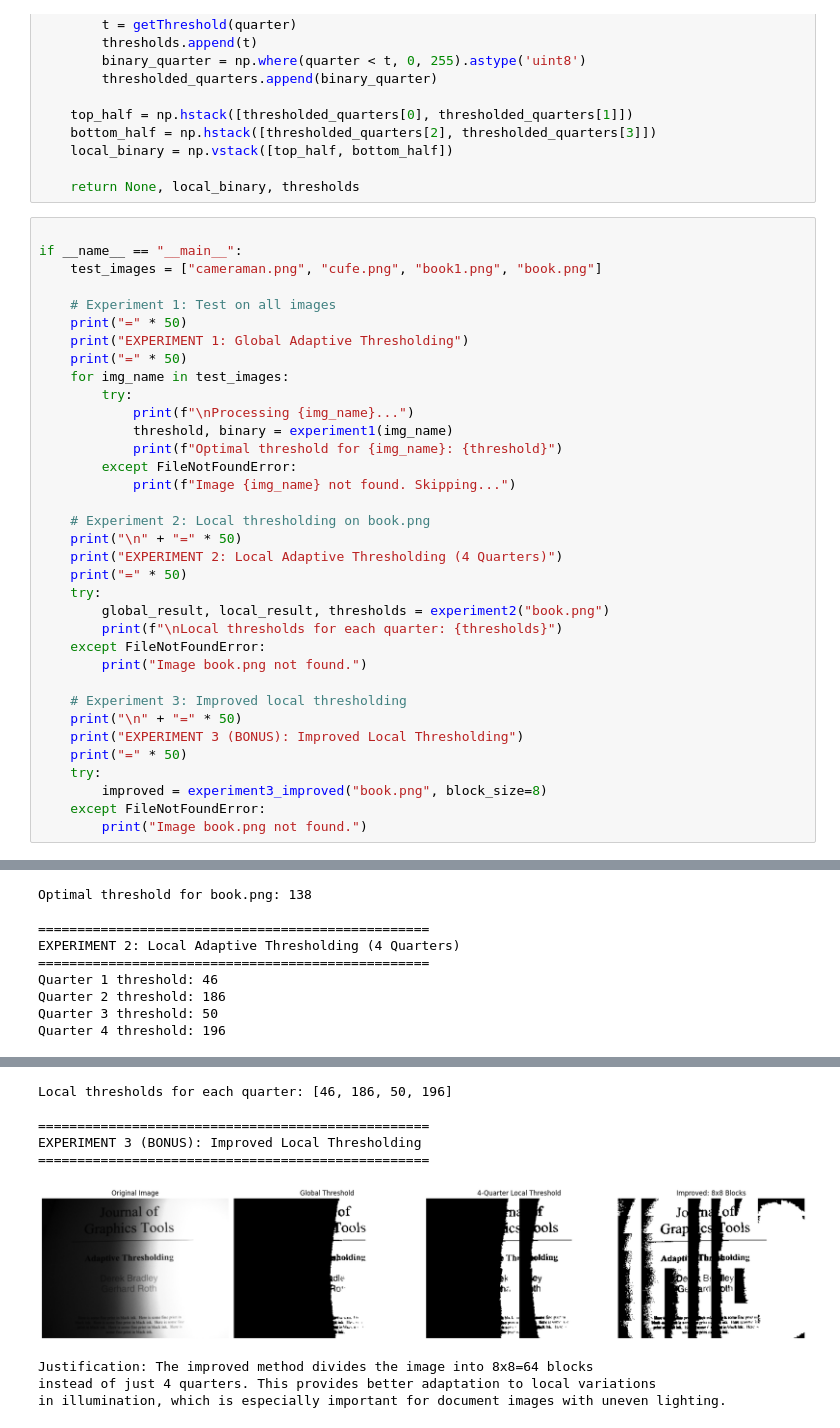
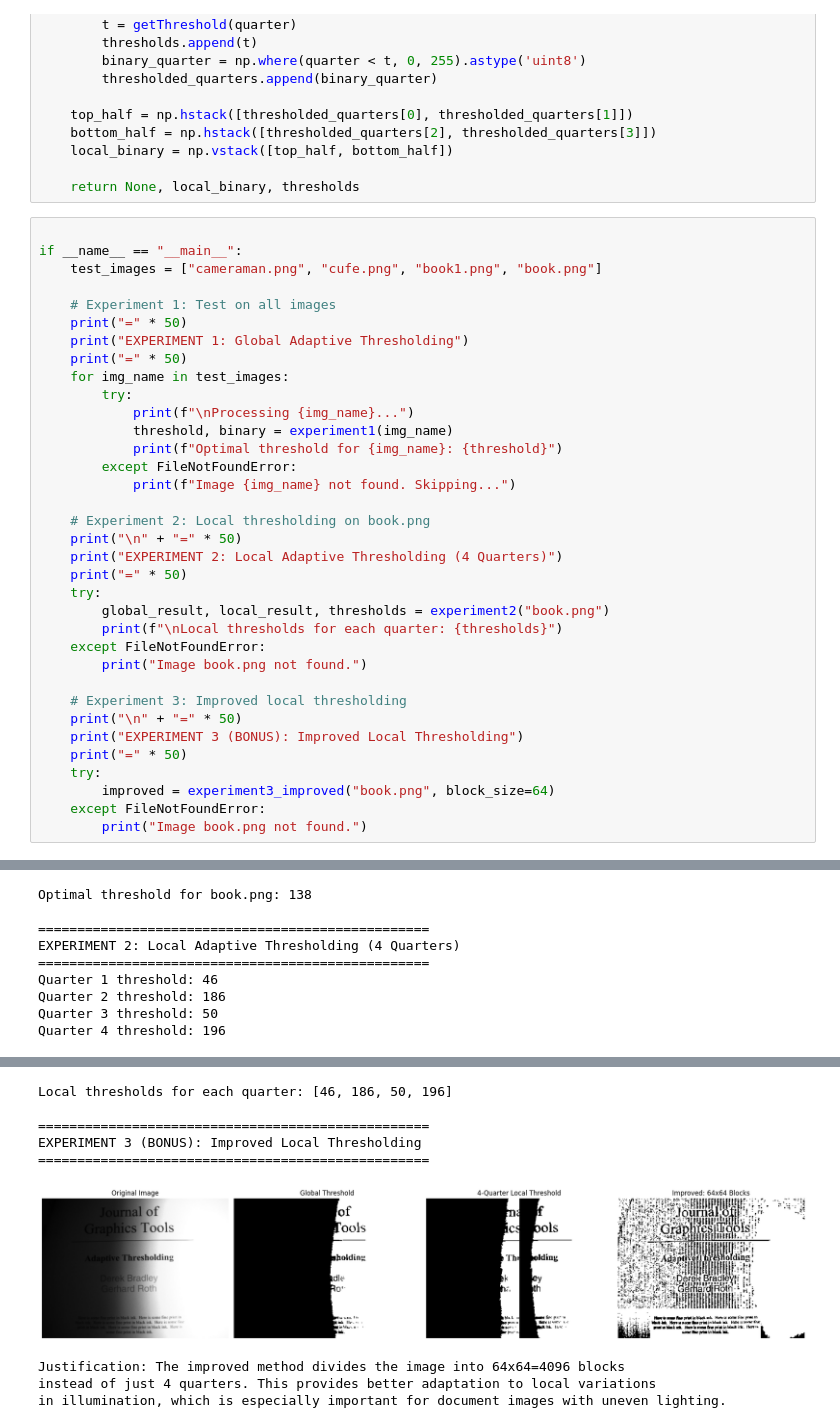
Before and after one commit to HossamMo123/IP_Requirment_1-2, a Jupyter notebook: Lab8/Lab_Seg2_STD.ipynb, the cells around one changed output, grey strips where cells are left out. Cells and saved outputs as stored; diff of their text form.

```diff
--- a/Lab8/Lab_Seg2_STD.ipynb
+++ b/Lab8/Lab_Seg2_STD.ipynb
@@ -301,7 +301,7 @@ if __name__ == "__main__":
     print("EXPERIMENT 3 (BONUS): Improved Local Thresholding")
     print("=" * 50)
     try:
-        improved = experiment3_improved("book.png", block_size=8)
+        improved = experiment3_improved("book.png", block_size=64)
     except FileNotFoundError:
         print("Image book.png not found.")
 # %% [output]
@@ -311,34 +311,34 @@ EXPERIMENT 1: Global Adaptive Thresholding
 
 Processing cameraman.png...
 [figure]
 Optimal threshold for cameraman.png: 89
 
 Processing cufe.png...
 [figure]
 Optimal threshold for cufe.png: 142
 
 Processing book1.png...
 [figure]
 Optimal threshold for book1.png: 144
 
 Processing book.png...
 [figure]
 Optimal threshold for book.png: 138
 
 ==================================================
 EXPERIMENT 2: Local Adaptive Thresholding (4 Quarters)
 ==================================================
 Quarter 1 threshold: 46
 Quarter 2 threshold: 186
 Quarter 3 threshold: 50
 Quarter 4 threshold: 196
 [figure]
 Local thresholds for each quarter: [46, 186, 50, 196]
 
 ==================================================
 EXPERIMENT 3 (BONUS): Improved Local Thresholding
 ==================================================
-[figure, old version]
+[figure, new version]
-Justification: The improved method divides the image into 8x8=64 blocks
+Justification: The improved method divides the image into 64x64=4096 blocks
 instead of just 4 quarters. This provides better adaptation to local variations
 in illumination, which is especially important for document images with uneven lighting.
```
Also changed, not shown: 23 other files.
